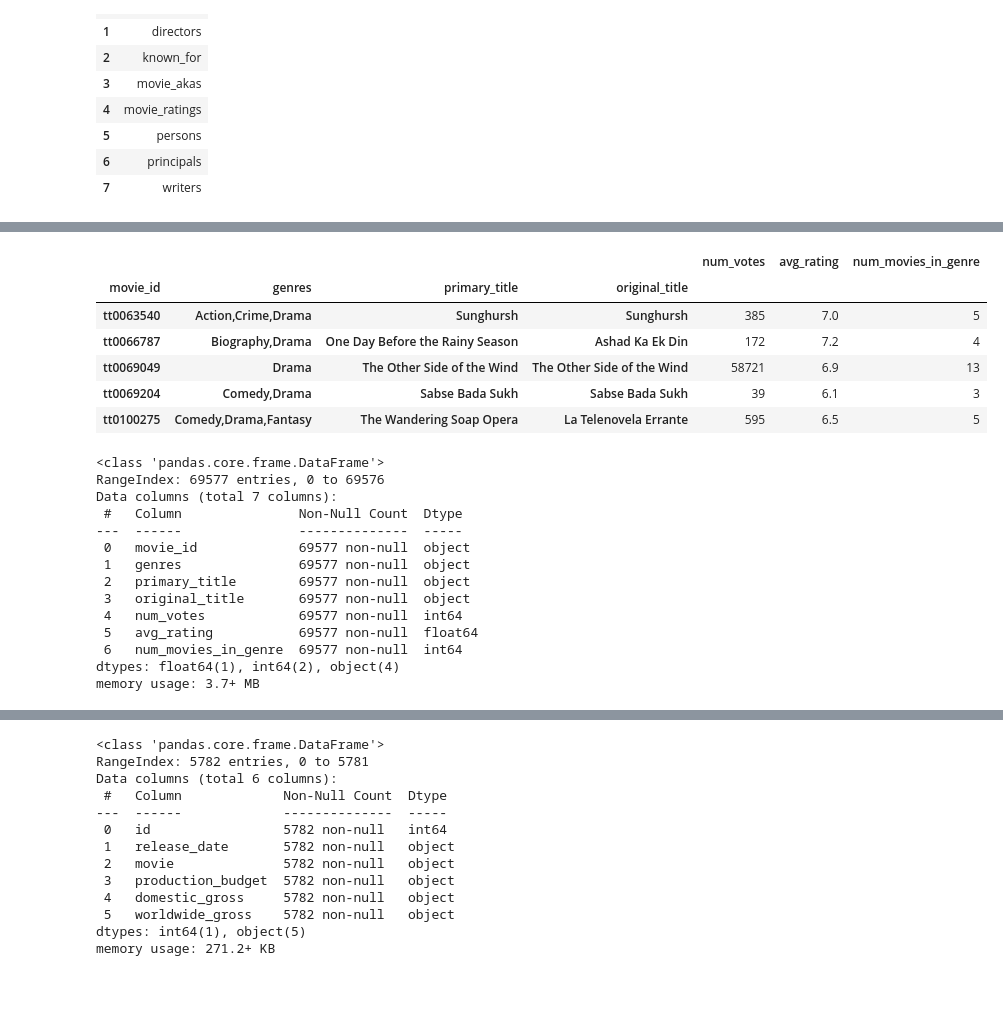
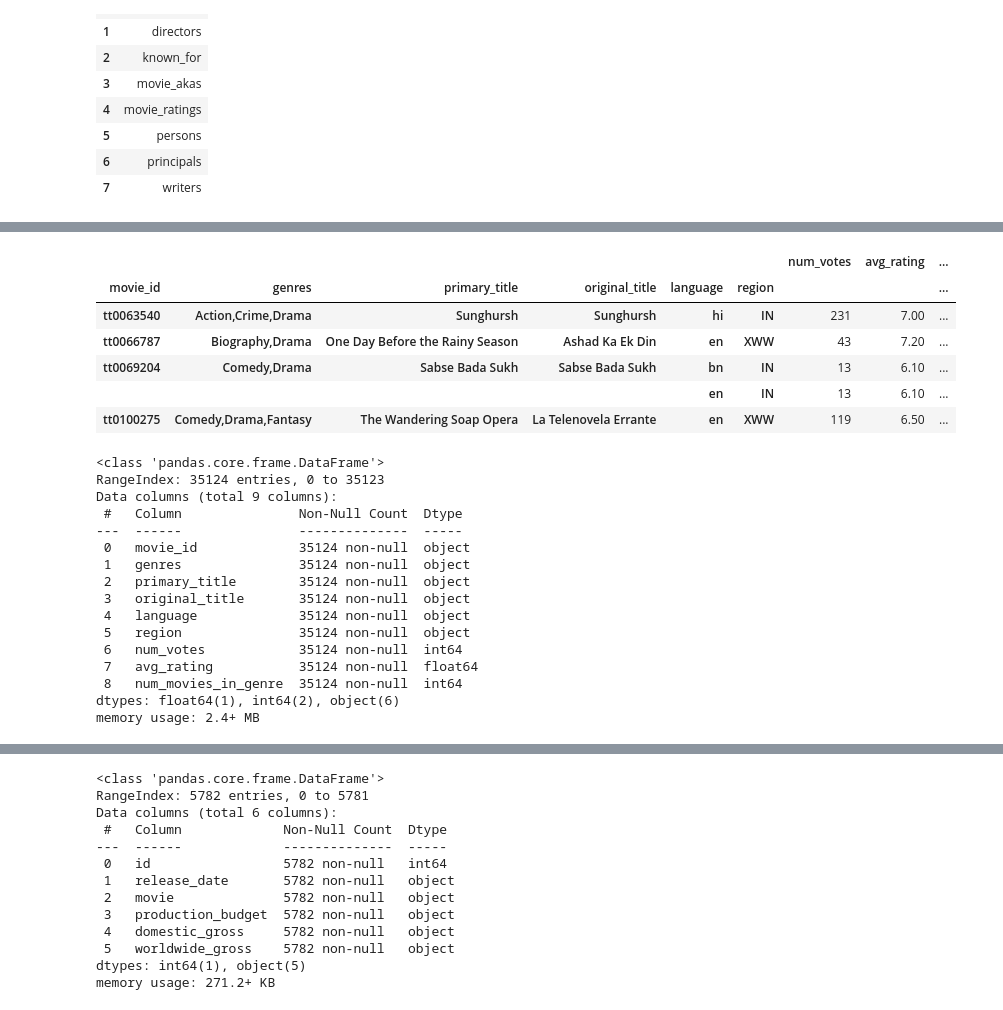
Before and after one commit to jaeminlee95/Semester1_Capstone_Group_3, a Jupyter notebook: student.ipynb, the cells around one changed output, grey strips where cells are left out. Cells and saved outputs as stored; diff of their text form; code cells hidden in the pictures.

```diff
--- a/student.ipynb
+++ b/student.ipynb
@@ -223,37 +211,40 @@ movies_df.head()
 # %%
-movies_genre = movies_df.groupby(['movie_id','genres', 'primary_title','original_title']).agg({
+movies_genre = movies_df.groupby(['movie_id','genres', 'primary_title','original_title',
+                                 'language', 'region']).agg({
                                     'numvotes': 'sum','averagerating': 'mean',
                                     'movie_id': 'count'}).rename(columns={'numvotes': 'num_votes',
                                                              'averagerating': 'avg_rating',
                                                              'movie_id':'num_movies_in_genre'})
 movies_genre.head()
 # %% [output]
-|  |  |  |  | num_votes | avg_rating | num_movies_in_genre |
-| movie_id | genres | primary_title | original_title |  |  |  |
-| tt0063540 | Action,Crime,Drama | Sunghursh | Sunghursh | 385 | 7.0 | 5 |
-| tt0066787 | Biography,Drama | One Day Before the Rainy Season | Ashad Ka Ek Din | 172 | 7.2 | 4 |
-| tt0069049 | Drama | The Other Side of the Wind | The Other Side of the Wind | 58721 | 6.9 | 13 |
-| tt0069204 | Comedy,Drama | Sabse Bada Sukh | Sabse Bada Sukh | 39 | 6.1 | 3 |
-| tt0100275 | Comedy,Drama,Fantasy | The Wandering Soap Opera | La Telenovela Errante | 595 | 6.5 | 5 |
+|  |  |  |  |  |  | num_votes | avg_rating | ... |
+| movie_id | genres | primary_title | original_title | language | region |  |  | ... |
+| tt0063540 | Action,Crime,Drama | Sunghursh | Sunghursh | hi | IN | 231 | 7.00 | ... |
+| tt0066787 | Biography,Drama | One Day Before the Rainy Season | Ashad Ka Ek Din | en | XWW | 43 | 7.20 | ... |
+| tt0069204 | Comedy,Drama | Sabse Bada Sukh | Sabse Bada Sukh | bn | IN | 13 | 6.10 | ... |
+|  |  |  |  | en | IN | 13 | 6.10 | ... |
+| tt0100275 | Comedy,Drama,Fantasy | The Wandering Soap Opera | La Telenovela Errante | en | XWW | 119 | 6.50 | ... |
 # %%
 # turn the index genres into a column
 movies_genre.reset_index(inplace=True)
 movies_genre.info()
 # %% [output]
 <class 'pandas.core.frame.DataFrame'>
-RangeIndex: 69577 entries, 0 to 69576
-Data columns (total 7 columns):
+RangeIndex: 35124 entries, 0 to 35123
+Data columns (total 9 columns):
  #   Column               Non-Null Count  Dtype
 ---  ------               --------------  -----
- 0   movie_id             69577 non-null  object
- 1   genres               69577 non-null  object
- 2   primary_title        69577 non-null  object
- 3   original_title       69577 non-null  object
- 4   num_votes            69577 non-null  int64
- 5   avg_rating           69577 non-null  float64
- 6   num_movies_in_genre  69577 non-null  int64
-dtypes: float64(1), int64(2), object(4)
-memory usage: 3.7+ MB
+ 0   movie_id             35124 non-null  object
+ 1   genres               35124 non-null  object
+ 2   primary_title        35124 non-null  object
+ 3   original_title       35124 non-null  object
+ 4   language             35124 non-null  object
+ 5   region               35124 non-null  object
+ 6   num_votes            35124 non-null  int64
+ 7   avg_rating           35124 non-null  float64
+ 8   num_movies_in_genre  35124 non-null  int64
+dtypes: float64(1), int64(2), object(6)
+memory usage: 2.4+ MB
 # %%
 # create a index column for the unique id column
 movies_genre.reset_index(inplace=True)
```
Also changed, not shown: parts of 35 cells of this notebook, 1 other file.
